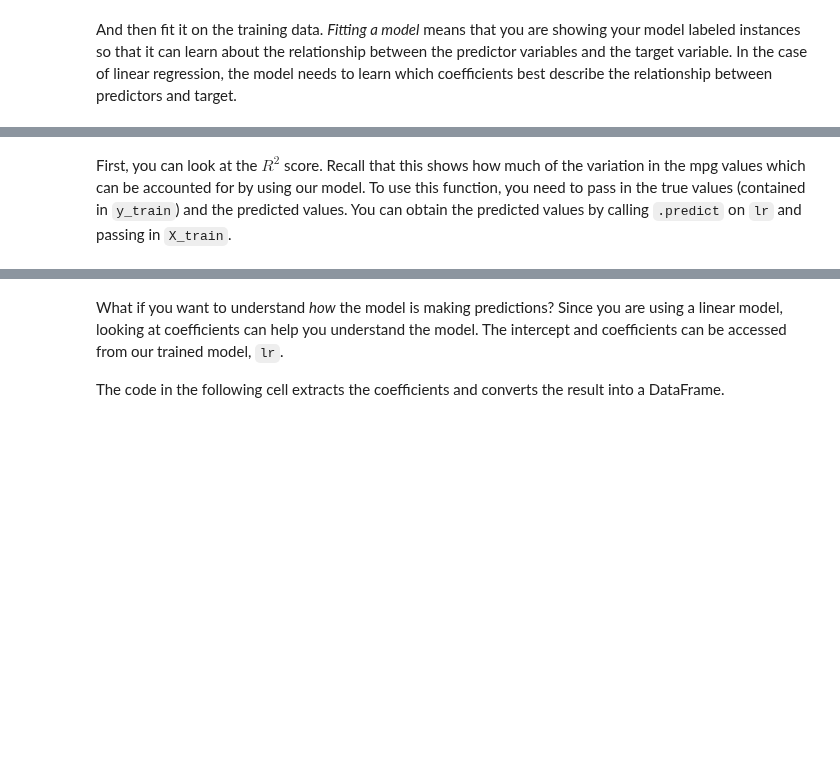
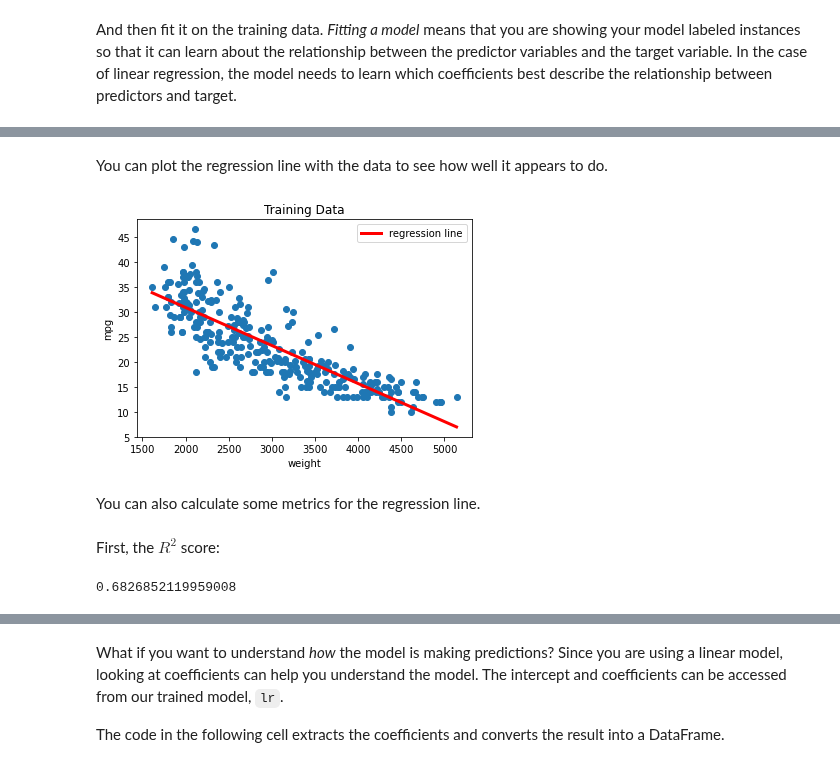
Before and after one commit to NSS-Data-Instructional-Stuff/stats-for-data-science, a Jupyter notebook: notebooks/Notebook_06a_Linear_Regression.ipynb, the cells around one changed output, grey strips where cells are left out. Drawn from its saved outputs; the diff is of its cells as text; code cells hidden in the pictures; blank space fills up the shorter version.

Commit message:
Modified Linear Regression Notebook

```diff
--- a/notebooks/Notebook_06a_Linear_Regression.ipynb
+++ b/notebooks/Notebook_06a_Linear_Regression.ipynb
@@ -32,6 +43,0 @@ Before proceeding, you are going to transform the categorical and discrete predi
-# %%
-cars['cylinders'] = cars['cylinders'].astype('category')
-
-cars = cars.drop(columns = ['car_name', 'model_year'])
-
-cars = pd.get_dummies(cars, drop_first=True)
@@ -44,7 +52,4 @@ Now, let's split off out predictors and response variables.
 # %%
-# Predictors:
-X = cars.drop(columns = 'mpg')
-
-# Response:
+X = cars[['weight']]
 y = cars['mpg']
 # %% [markdown]
@@ -69,0 +93,2 @@ Now, let's evaluate how well the model performs.
+# %% [markdown]
+You can plot the regression line with the data to see how well it appears to do.
@@ -70,6 +97,22 @@ Now, let's evaluate how well the model performs.
+# %%
+x = np.array([[np.min(X_train.weight)], [np.max(X_train.weight)]])
+y = lr.predict(x)
+
+plt.scatter(x = X_train.weight, y = y_train)
+plt.plot(x, y, color = 'red', linewidth = 3, label = 'regression line')
+plt.legend()
+plt.title('Training Data')
+plt.xlabel('weight')
+plt.ylabel('mpg');
+# %% [output]
+[figure, added]
+# %% [markdown]
+You can also calculate some metrics for the regression line.
 # %%
 from sklearn.metrics import r2_score, mean_absolute_error
-# %% [markdown]
-First, you can look at the $R^2$ score. Recall that this shows how much of the variation in the mpg values which can be accounted for by using our model. To use this function, you need to pass in the true values (contained in `y_train`) and the predicted values. You can obtain the predicted values by calling `.predict` on `lr` and passing in `X_train`.
+# %% [markdown]
+First, the $R^2$ score:
 # %%
 r2_score(y_train, lr.predict(X_train))
+# %% [output]
+0.6826852119959008
```
Also changed, not shown: parts of 83 cells of this notebook, 1 other file.
